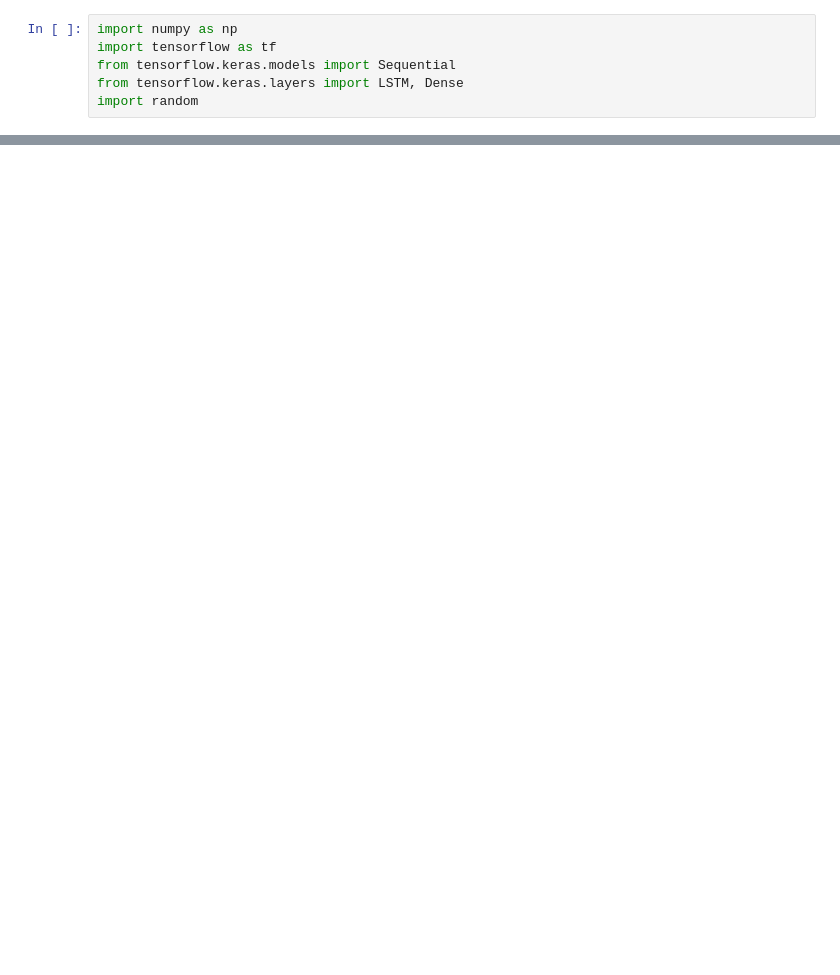
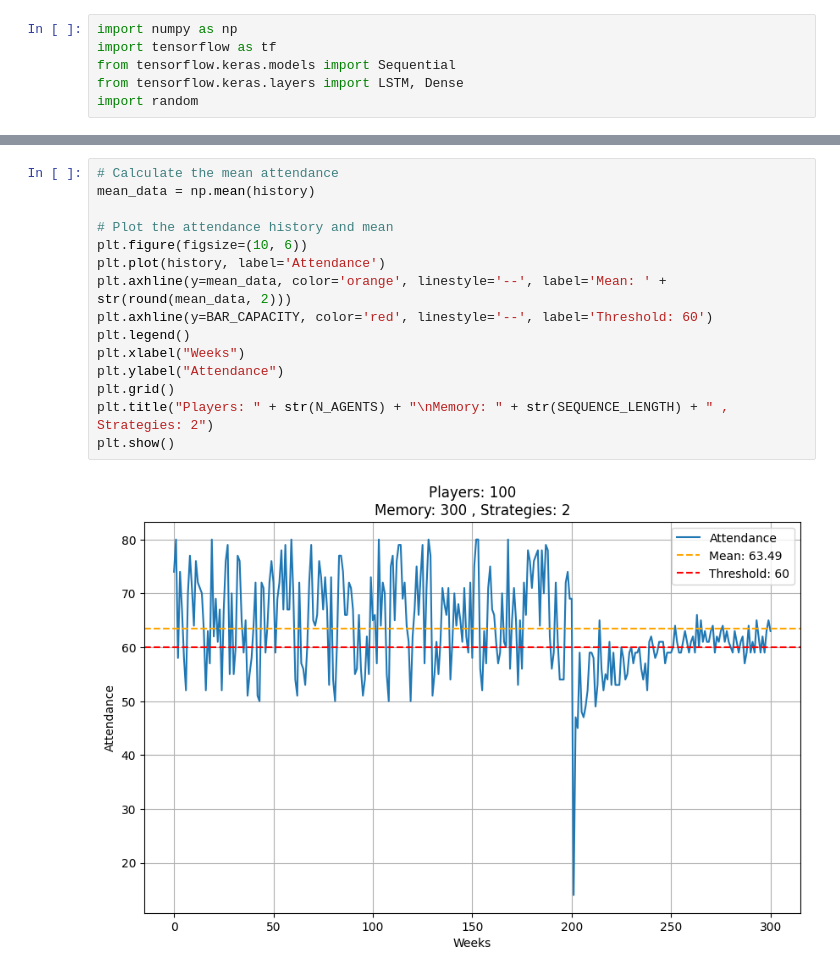
Before and after one commit to RRENN02/El-Farol-Bar-Simulation, a Jupyter notebook: Experiments/elfarol.ipynb, the cells around one changed output, grey strips where cells are left out. Drawn from its saved outputs; the diff is of its cells as text; blank space fills up the shorter version.

```diff
--- a/Experiments/elfarol.ipynb
+++ b/Experiments/elfarol.ipynb
@@ -107,0 +372,17 @@ Reward: 0.5
+# %%
+# Calculate the mean attendance
+mean_data = np.mean(history)
+
+# Plot the attendance history and mean
+plt.figure(figsize=(10, 6))
+plt.plot(history, label='Attendance')
+plt.axhline(y=mean_data, color='orange', linestyle='--', label='Mean: ' + str(round(mean_data, 2)))
+plt.axhline(y=BAR_CAPACITY, color='red', linestyle='--', label='Threshold: 60')
+plt.legend()
+plt.xlabel("Weeks")
+plt.ylabel("Attendance")
+plt.grid()
+plt.title("Players: " + str(N_AGENTS) + "\nMemory: " + str(SEQUENCE_LENGTH) + " , Strategies: 2")
+plt.show()
+# %% [output]
+[figure, added]
```
Also changed, not shown: parts of 11 cells of this notebook, 1 other file.
